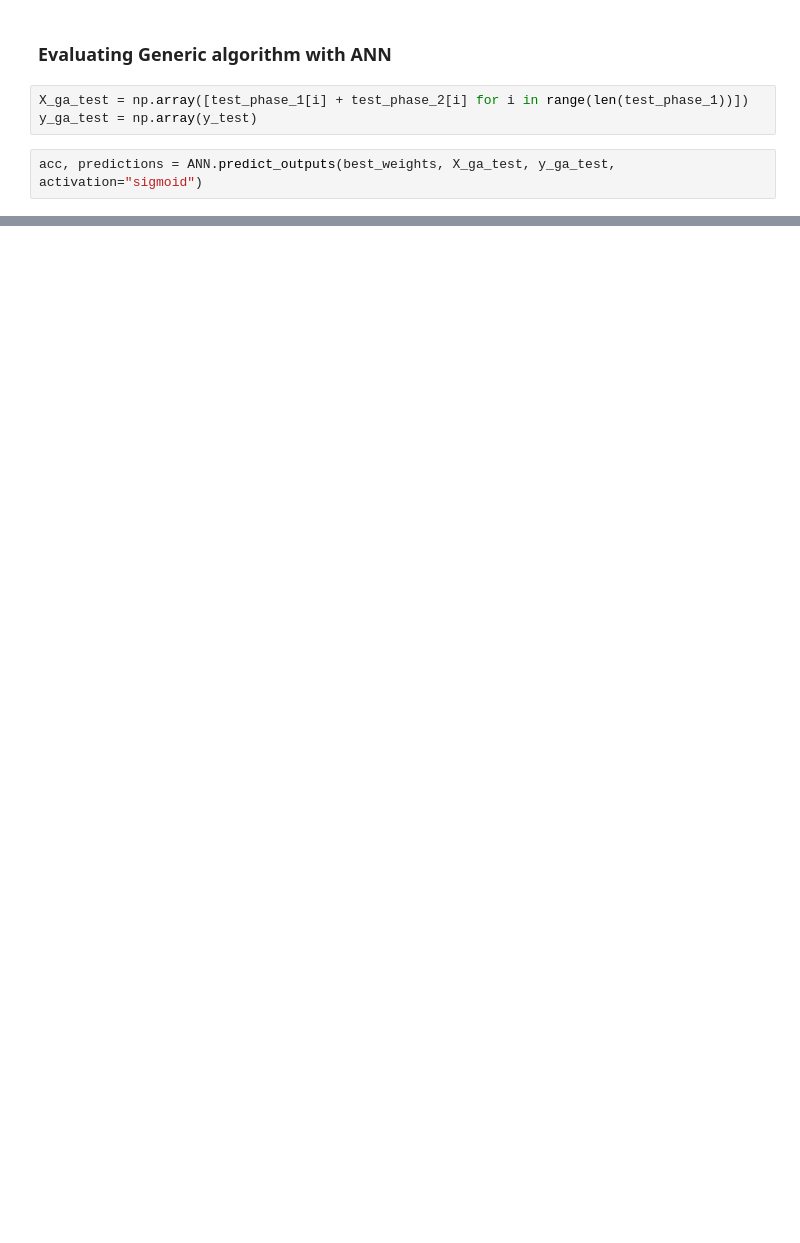
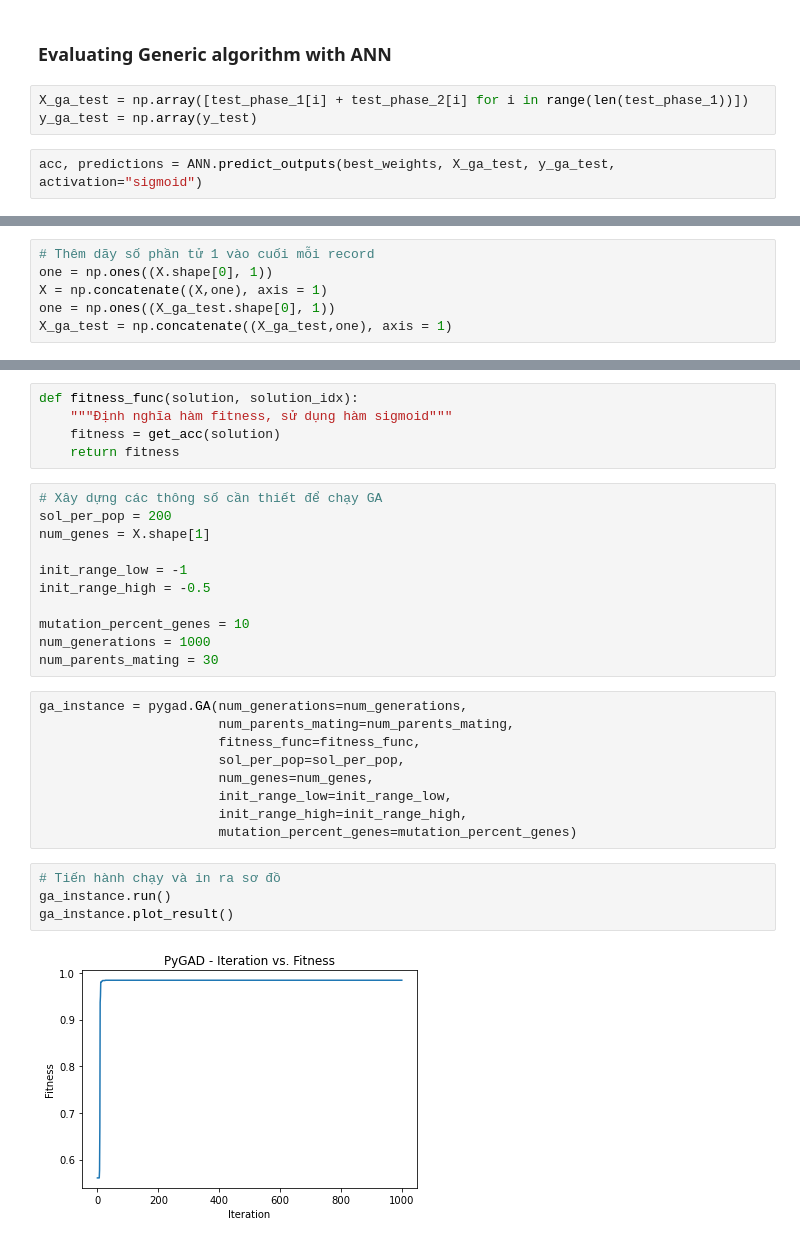
Before and after one commit to huynguyen12019/ads_detection, a Jupyter notebook: combined_phases/main_model.ipynb, the cells around one changed output, grey strips where cells are left out. Drawn from its saved outputs; the diff is of its cells as text; blank space fills up the shorter version.

```diff
--- a/combined_phases/main_model.ipynb
+++ b/combined_phases/main_model.ipynb
@@ -505,0 +519,6 @@ acc
+# %%
+# Thêm dãy số phần tử 1 vào cuối mỗi record
+one = np.ones((X.shape[0], 1))
+X = np.concatenate((X,one), axis = 1)
+one = np.ones((X_ga_test.shape[0], 1))
+X_ga_test = np.concatenate((X_ga_test,one), axis = 1)
@@ -505,0 +548,31 @@ acc
+# %%
+def fitness_func(solution, solution_idx):
+    """Định nghĩa hàm fitness, sử dụng hàm sigmoid"""
+    fitness = get_acc(solution)
+    return fitness
+# %%
+# Xây dựng các thông số cần thiết để chạy GA
+sol_per_pop = 200
+num_genes = X.shape[1]
+
+init_range_low = -1
+init_range_high = -0.5
+
+mutation_percent_genes = 10
+num_generations = 1000
+num_parents_mating = 30
+# %%
+ga_instance = pygad.GA(num_generations=num_generations,
+                       num_parents_mating=num_parents_mating,
+                       fitness_func=fitness_func,
+                       sol_per_pop=sol_per_pop,
+                       num_genes=num_genes,
+                       init_range_low=init_range_low,
+                       init_range_high=init_range_high,
+                       mutation_percent_genes=mutation_percent_genes)
+# %%
+# Tiến hành chạy và in ra sơ đồ
+ga_instance.run()
+ga_instance.plot_result()
+# %% [output]
+[figure, added]
```
Also changed, not shown: parts of 23 cells of this notebook.
